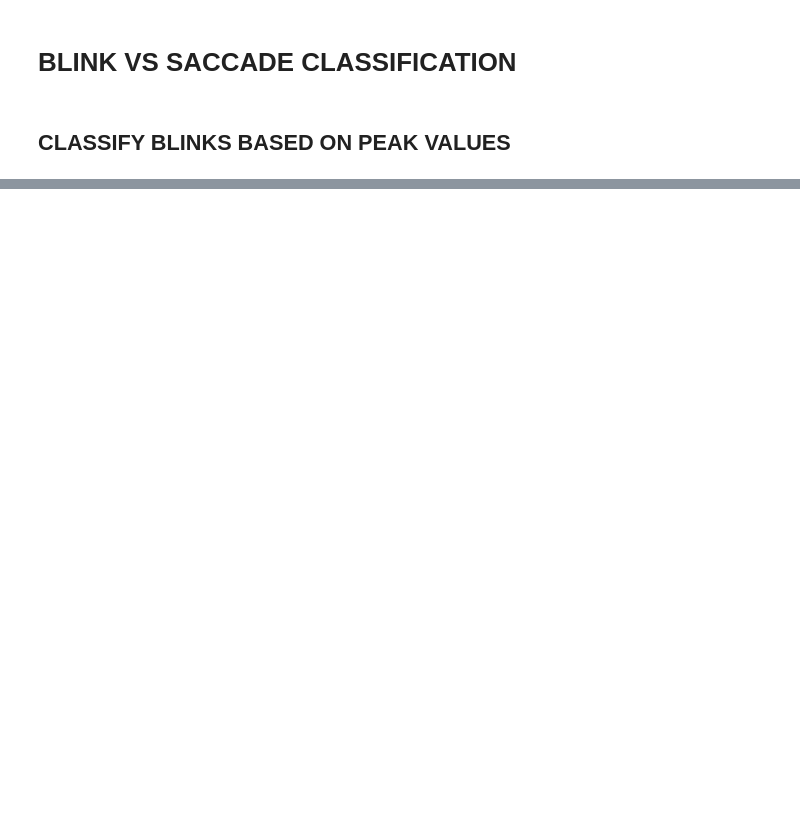
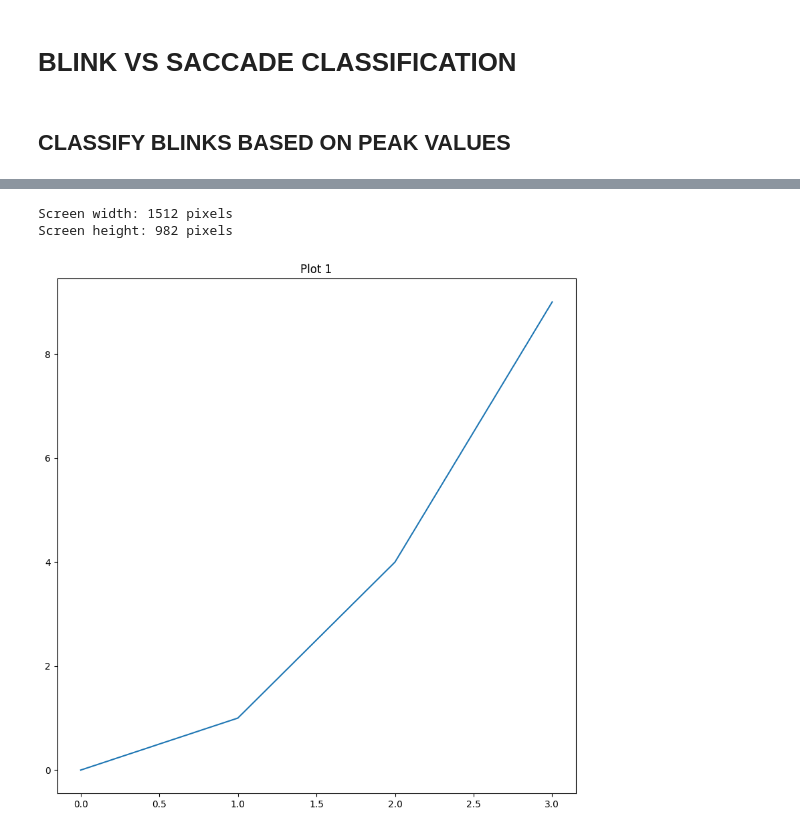
Before and after one commit to GTMRC-Industry/EOG-Software, a Jupyter notebook: EOG_Positional_Regression.ipynb, the cells around one changed output, grey strips where cells are left out. Saved outputs shown, nothing was run; the diff lists cells and outputs as text; code cells hidden in the pictures; blank space fills up the shorter version.

```diff
--- a/EOG_Positional_Regression.ipynb
+++ b/EOG_Positional_Regression.ipynb
@@ -508,0 +550,28 @@ Increase the number of iterations (max_iter) or scale the data as shown in:
+# %%
+import matplotlib.pyplot as plt
+
+
+import tkinter
+
+# Create a Tkinter root window (it won't be displayed)
+root = tkinter.Tk()
+
+# Get the screen width and height
+screen_width = root.winfo_screenwidth()
+screen_height = root.winfo_screenheight()
+
+# Print the dimensions
+print(f"Screen width: {screen_width} pixels")
+print(f"Screen height: {screen_height} pixels")
+
+# Destroy the root window to clean up resources
+root.destroy()
+
+plt.figure(figsize=(10, 10)) # Creates a new figure and an axes object within it
+plt.plot([0, 1, 2, 3], [0, 1, 4, 9])
+plt.title("Plot 1")
+plt.show() # Displays all open figures
+# %% [output]
+Screen width: 1512 pixels
+Screen height: 982 pixels
+[figure, added]
```
Also changed, not shown: parts of 8 cells of this notebook, 1 other file.
